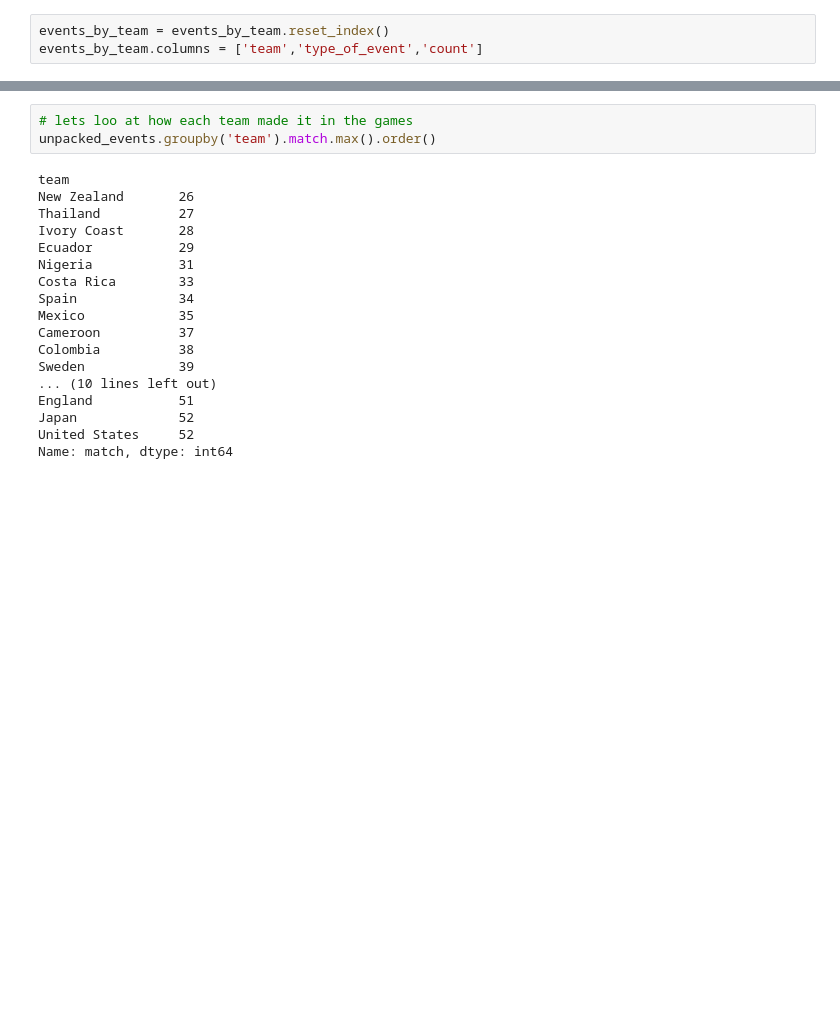
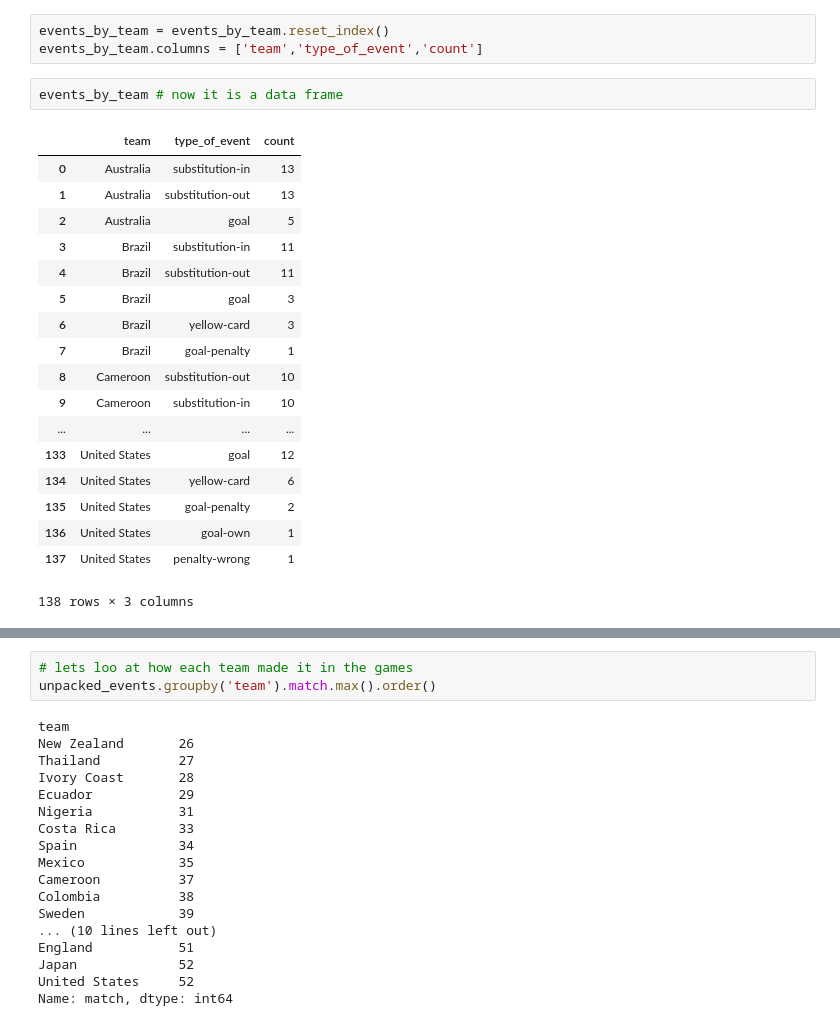
Before and after one commit to scko823/2015-womens-world-cup, a Jupyter notebook: 2015 FIFA Women's World Cup.ipynb, the cells around one changed output, grey strips where cells are left out. Drawn from its saved outputs; the diff is of its cells as text; blank space fills up the shorter version.

```diff
--- a/2015 FIFA Women's World Cup.ipynb
+++ b/2015 FIFA Women's World Cup.ipynb
@@ -508,5 +537,26 @@ events_by_team = unpacked_events.groupby('team').type_of_event.value_counts()
 # %%
 events_by_team = events_by_team.reset_index()
 events_by_team.columns = ['team','type_of_event','count']
+# %%
+events_by_team # now it is a data frame
+# %% [output]
+|  | team | type_of_event | count |
+| 0 | Australia | substitution-in | 13 |
+| 1 | Australia | substitution-out | 13 |
+| 2 | Australia | goal | 5 |
+| 3 | Brazil | substitution-in | 11 |
+| 4 | Brazil | substitution-out | 11 |
+| 5 | Brazil | goal | 3 |
+| 6 | Brazil | yellow-card | 3 |
+| 7 | Brazil | goal-penalty | 1 |
+| 8 | Cameroon | substitution-out | 10 |
+| 9 | Cameroon | substitution-in | 10 |
+| ... | ... | ... | ... |
+| 133 | United States | goal | 12 |
+| 134 | United States | yellow-card | 6 |
+| 135 | United States | goal-penalty | 2 |
+| 136 | United States | goal-own | 1 |
+| 137 | United States | penalty-wrong | 1 |
+138 rows × 3 columns
 # %%
 team_gpby = events_by_team.groupby('team')
```
Also changed, not shown: parts of 24 cells of this notebook.
